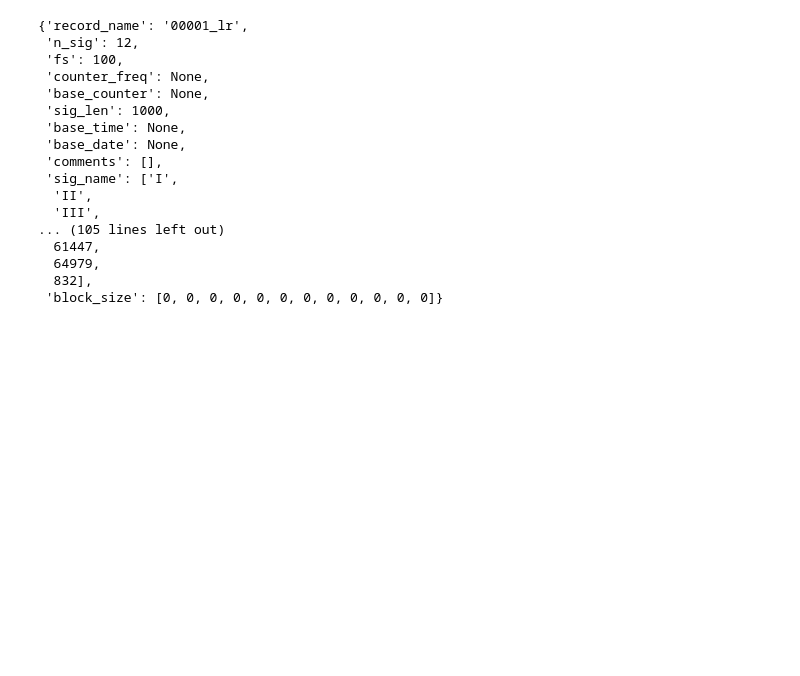
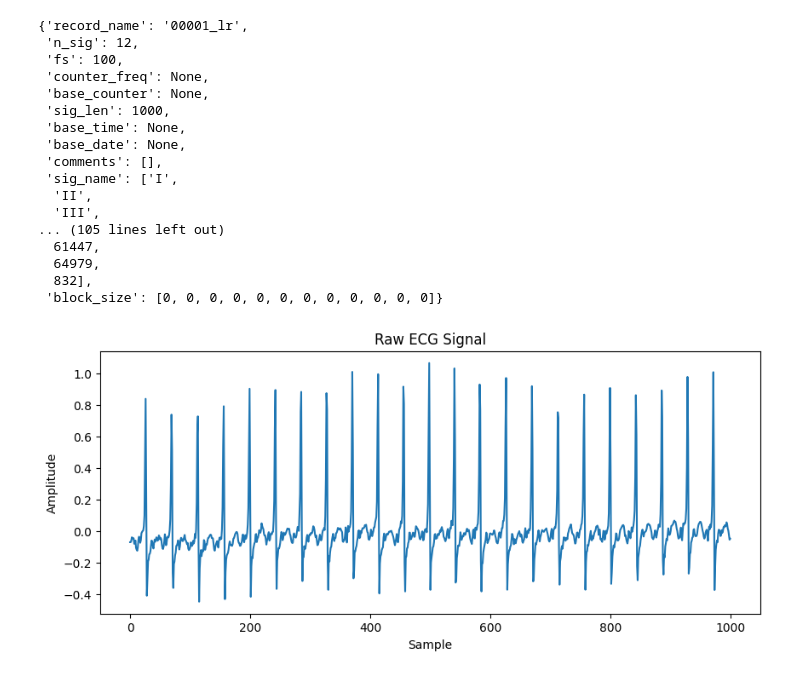
Before and after one commit to AkashDevJay/ECG-Data-Extractor, a Jupyter notebook: loadv2.ipynb, the cells around one changed output. Cells and saved outputs as stored; diff of their text form; code cells hidden in the pictures; blank space fills up the shorter version.

```diff
--- a/loadv2.ipynb
+++ b/loadv2.ipynb
@@ -271,0 +280,14 @@ display(record.__dict__)
+# %%
+# Load the ECG signal (assuming it's in WFDB format)
+record = wfdb.rdrecord('ptbxl_specific_chunk/00020_lr')
+signal = record.p_signal[:,0]  # Assuming single-channel ECG
+
+# Plot the raw signal
+plt.figure(figsize=(10, 4))
+plt.plot(signal)
+plt.title('Raw ECG Signal')
+plt.xlabel('Sample')
+plt.ylabel('Amplitude')
+plt.show()
+# %% [output]
+[figure, added]
```
Also changed, not shown: parts of 14 cells of this notebook.
